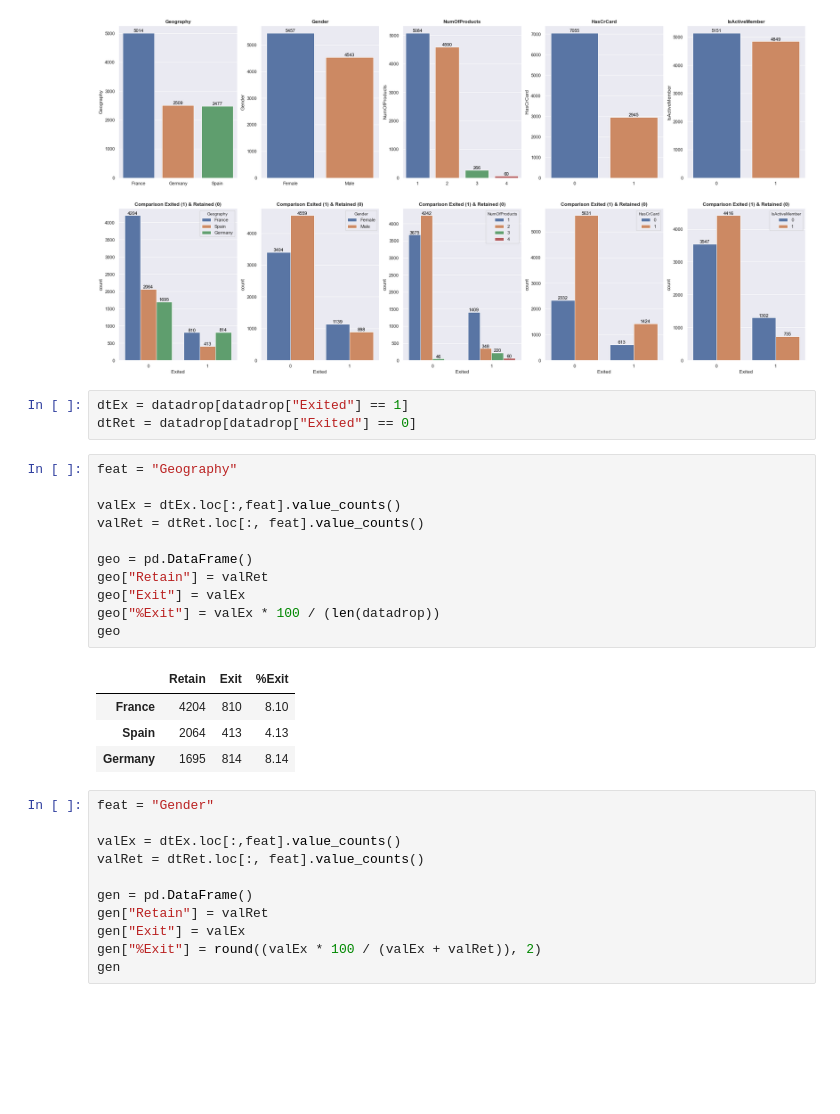
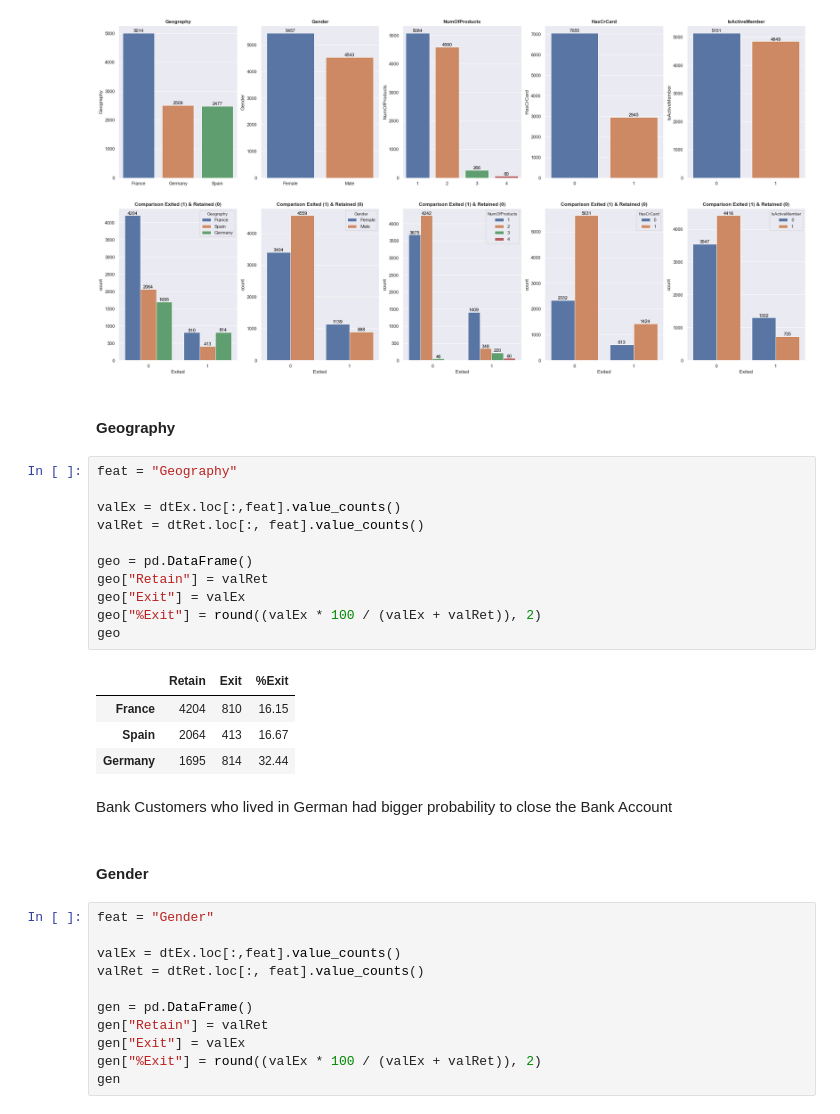
Before and after one commit to apeuta/Final_Project_JCDS07_ChurnPrediction_Bank, a Jupyter notebook: FP01_Data_Preparation_and_Visualization_Insight.ipynb, the cells around one changed output. Saved outputs shown, nothing was run; the diff lists cells and outputs as text; blank space fills up the shorter version.

```diff
--- a/FP01_Data_Preparation_and_Visualization_Insight.ipynb
+++ b/FP01_Data_Preparation_and_Visualization_Insight.ipynb
@@ -178,25 +181,28 @@ for i in range(len(column)):
                      textcoords="offset points")
 # %% [output]
 [figure]
-# %%
-dtEx = datadrop[datadrop["Exited"] == 1]
-dtRet = datadrop[datadrop["Exited"] == 0]
+# %% [markdown]
+#### Geography
 # %%
 feat = "Geography"
 
 valEx = dtEx.loc[:,feat].value_counts()
 valRet = dtRet.loc[:, feat].value_counts()
 
 geo = pd.DataFrame()
 geo["Retain"] = valRet
 geo["Exit"] = valEx
-geo["%Exit"] = valEx * 100 / (len(datadrop))
+geo["%Exit"] = round((valEx * 100 / (valEx + valRet)), 2)
 geo
 # %% [output]
 |  | Retain | Exit | %Exit |
-| France | 4204 | 810 | 8.10 |
-| Spain | 2064 | 413 | 4.13 |
-| Germany | 1695 | 814 | 8.14 |
+| France | 4204 | 810 | 16.15 |
+| Spain | 2064 | 413 | 16.67 |
+| Germany | 1695 | 814 | 32.44 |
+# %% [markdown]
+Bank Customers who lived in German had bigger probability to close the Bank Account
+# %% [markdown]
+#### Gender
 # %%
 feat = "Gender"
 
```
Also changed, not shown: parts of 19 cells of this notebook, 17 other files.
